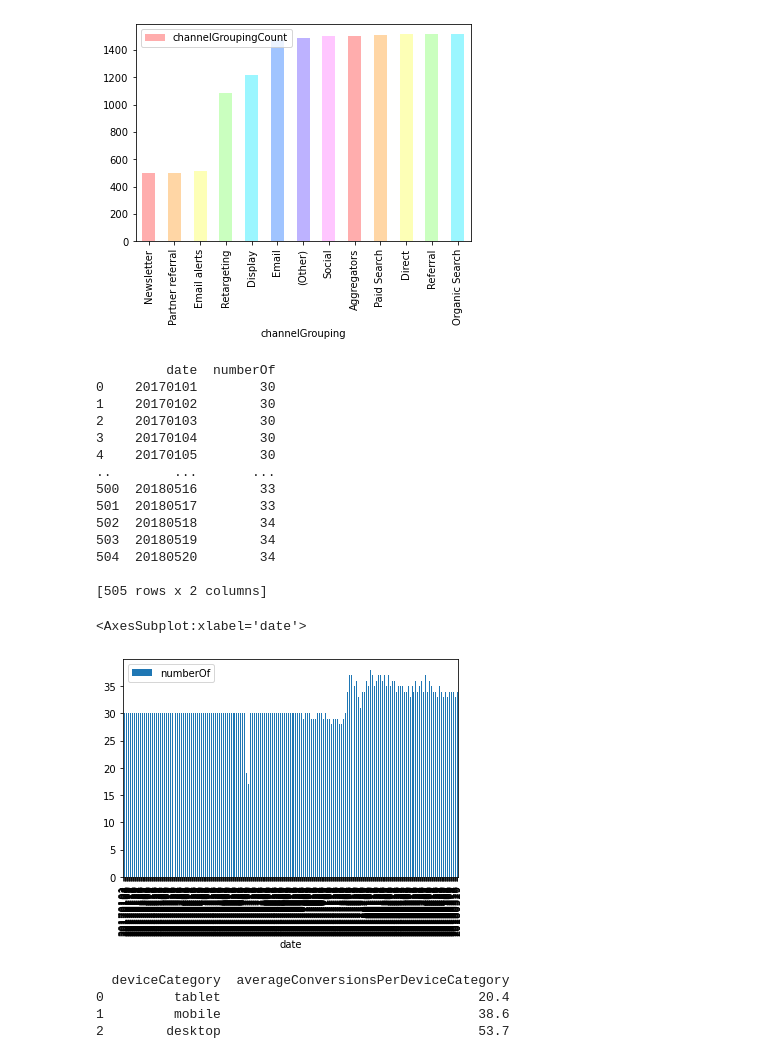
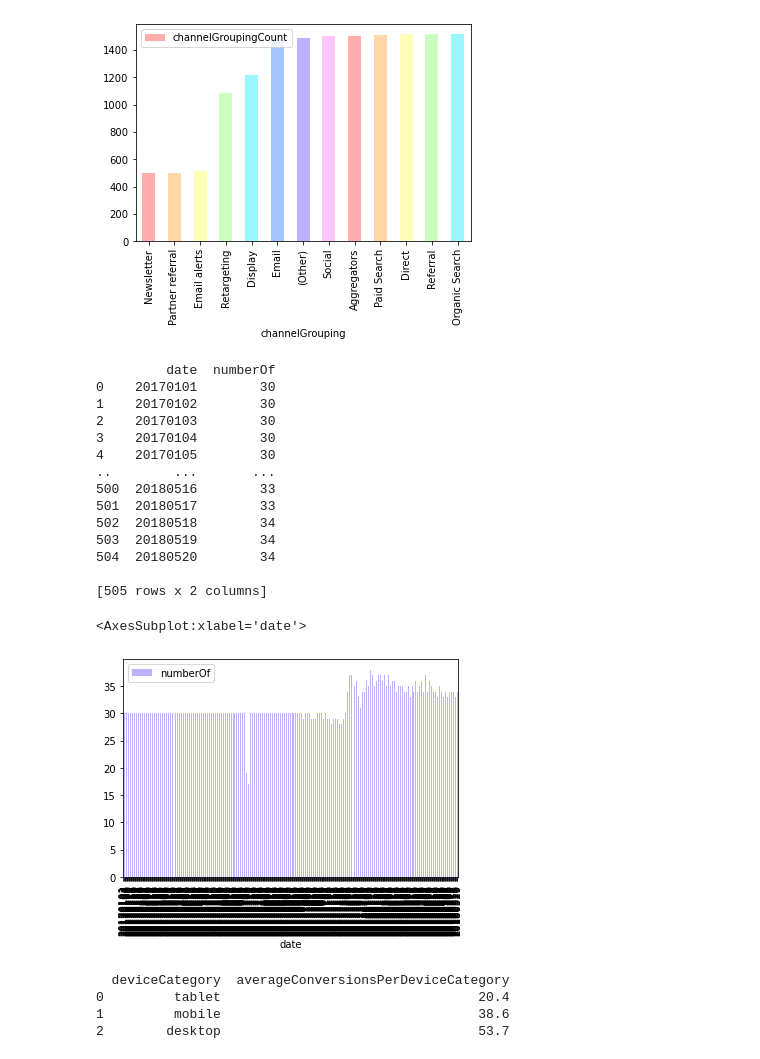
Before and after one commit to Coletterbox/More-BigQuery-with-Python, a Jupyter notebook: queriesWithGraphs1.ipynb, the cells around one changed output. Saved outputs shown, nothing was run; the diff lists cells and outputs as text; code cells hidden in the pictures.

```diff
--- a/queriesWithGraphs1.ipynb
+++ b/queriesWithGraphs1.ipynb
@@ -77,30 +79,30 @@ def runQuery(queryName):
 # %%
 # um, what is this supposed to tell us?
 # TODO: revisit this
 query4 = """
     SELECT date, COUNT(*) as numberOf
     FROM `apprenticeship-299321.sample_data.datatable`
     GROUP BY date
     ORDER BY date ASC
 """
-runQuery(query4).plot.bar(x='date', y='numberOf')
+runQuery(query4).plot.bar(x='date', y='numberOf', color=["#BDB2FF"])
 # %% [output]
          date  numberOf
 0    20170101        30
 1    20170102        30
 2    20170103        30
 3    20170104        30
 4    20170105        30
 ..        ...       ...
 500  20180516        33
 501  20180517        33
 502  20180518        34
 503  20180519        34
 504  20180520        34
 
 [505 rows x 2 columns]
 <AxesSubplot:xlabel='date'>
-[figure, old version]
+[figure, new version]
 # %%
 # this is rounded to 1 decimal place, while other data is rounded to 4 -
 # this is because ideally I'd have used significant figures
```
Also changed, not shown: parts of 7 cells of this notebook.
